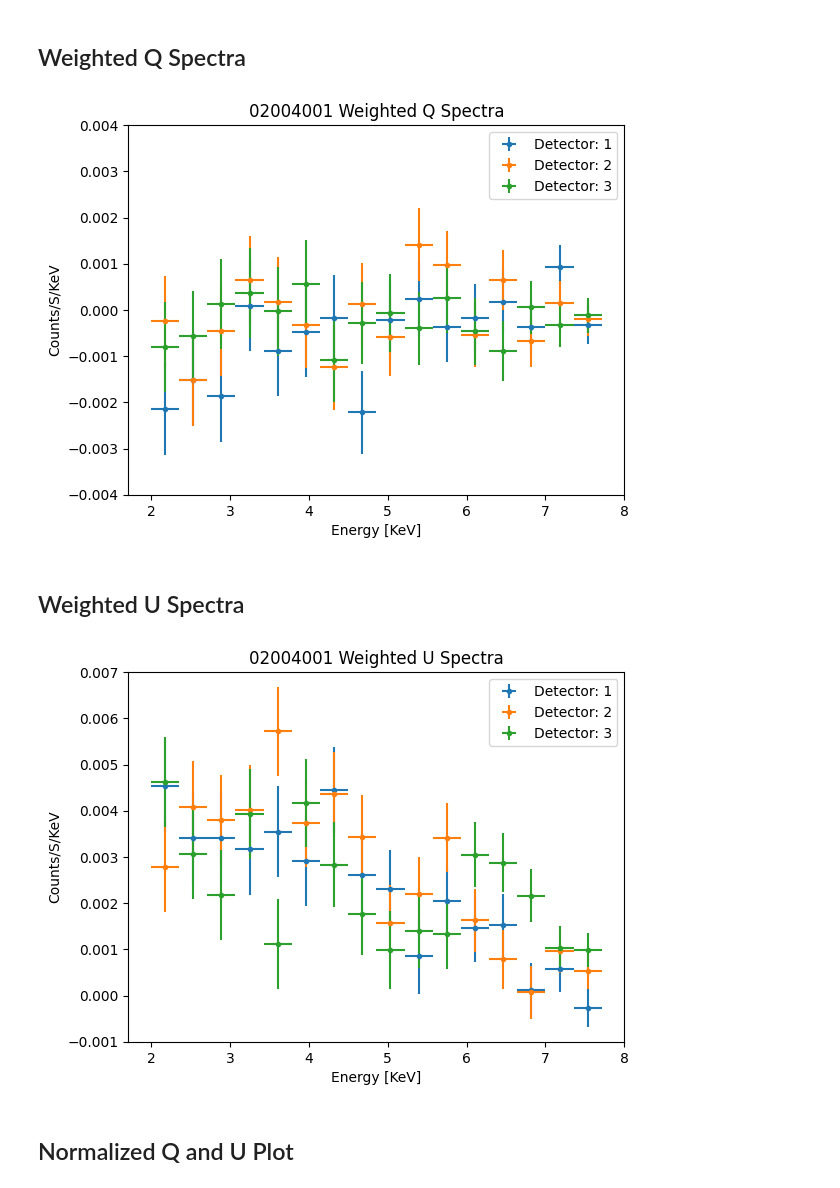
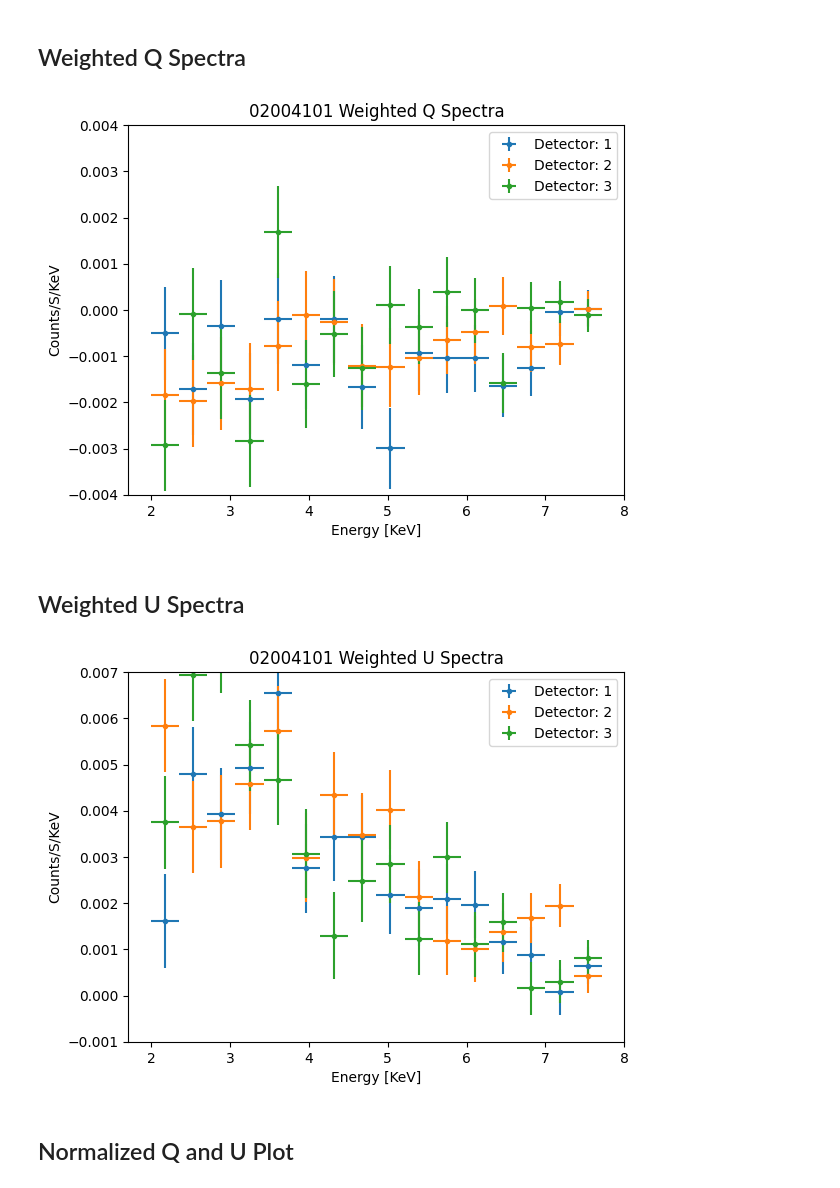
Before and after one commit to jacob-casey/NeutronStar, a Jupyter notebook: NewMasterCode.ipynb, the cells around one changed output. Cells and saved outputs as stored; diff of their text form; code cells hidden in the pictures.

Commit message:
Updated Weighted analysis

```diff
--- a/NewMasterCode.ipynb
+++ b/NewMasterCode.ipynb
@@ -63,7 +63,7 @@ OMEGA = orbdata['PERIAPSE']
 
 # set orbital params
 SOURCENAME = 'herx1'
-OBSID = '02004001'
+OBSID = '02004101'
 SOURCERAD = 20
 # %% [markdown]
 ## IMPORT MODULATION FACTORS
@@ -177,6 +177,7 @@ if BinaryCorrection:
     NUORBDOT=-1/PORB/PORB*PORBDOT
     met0=events['TIME'].min()##evtlist['TIME'].min()
     MJDSTART=MJDREFF+MJDREFI+met0/day
+    print(MJDSTART)
     NU=np.interp(MJDSTART,spindata['BARYTIME'],spindata['FREQUENCY'])
     NUDOT=np.interp(MJDSTART,spindata['BARYTIME'],spindata['FDOT'])
     TREFNU=MJDSTART
@@ -212,17 +213,21 @@ else:
 
 #Adjust NU + (x) until the 2dhist looks aligned
 
-adjustment = 0#1e-6#5e-5#1e-6#1e-7
+adjustment = 1e-6#0#5e-5#1e-6#1e-7
 phase=np.mod(deltat*((NU+adjustment)+0.5*deltat*(NUDOT*deltat*NUDDOT*0.3333333)),1)
 
 
-df = np.array([events['PI'],events['U'],events['Q'],events['W_MOM']]).T
+df = np.array([events['PI'],events['U'],events['Q'],events['W_MOM'],events['X'],events['Y']]).T
 #df = df.byteswap().newbyteorder()
 
-df = pd.DataFrame(df,columns=['CH','U','Q','W_mom'])
+df = pd.DataFrame(df,columns=['CH','U','Q','W_mom','X','Y'])
 df['Time'] = deltat
 df['Phase'] = phase
 df['detector'] = detector
 
 bindata=plt.hist2d(df['Phase'],df['Time'],bins=100)
+plt.savefig(f'/home/jacob/Desktop/HerX-1/{OBSID}/plots/PeriodCorrection.pdf')
+
+display(df)
+df.to_csv(f'/home/jacob/Desktop/{OBSID}dataframe.csv',sep=',',header=True,mode='w')
 # %% [output]
@@ -466,10 +491,12 @@ plt.title(f'{OBSID} Weighted Q Spectra')
 plt.ylim(-0.004,0.004)
 #plt.yscale('log')
 plt.legend()
-plt.show
-plt.savefig(f'/home/jacob/Desktop/HerX-1/{OBSID}/plots/WeightedQSpectra.pdf')
+fig1 = plt.gcf()
+plt.show()
+fig1.savefig(f'/home/jacob/Desktop/HerX-1/{OBSID}/plots/WeightedQSpectra.pdf')
+plt.close()
 # %% [output]
-[figure, old version]
+[figure, new version]
 # %% [markdown]
 ## Weighted U Spectra
 # %%
@@ -480,36 +507,38 @@ for det in range(1,3+1): #plus 1 so that we get all 3 detectors
 
     ISpectra = np.histogram(df['E_AVG'].loc[df['detector'] == det], bins = np.arange(2,8,binwidth)  )
     CenterofISpectraBins = (ISpectra[1][:-1] + ISpectra[1][1:])/2
     I = []
     U = []
     U_Wmom = []
     W_mom = []
     Ustd = []
     for i in np.arange(2,8-binwidth,binwidth):
         I_ = len(df['U'].loc[df['E_AVG'].between(i,i+binwidth)& (df['detector'] == det)])
         U_ = df['U'].loc[df['E_AVG'].between(i,i+binwidth)& (df['detector'] == det)].sum()
         U_std = df['U'].loc[df['E_AVG'].between(i,i+binwidth)& (df['detector'] == det)].std()
         U_Wmom_ = df['U*W_mom'].loc[df['E_AVG'].between(i,i+binwidth)& (df['detector'] == det)].sum()
         Wmom_ = df['W_mom'].loc[df['E_AVG'].between(i,i+binwidth)& (df['detector'] == det)].mean()
         U = np.append(U,U_)
         U_Wmom = np.append(U_Wmom, U_Wmom_)
         W_mom = np.append(W_mom,Wmom_)
         Ustd = np.append(Ustd,U_std)
         I = np.append(I,I_)
     Counts_Sec_KEV = (U/LIVETIME/binwidth)
     WeightedCounts_Sec_KEV = (U_Wmom/LIVETIME/binwidth)
     U_Wmom_std = np.sqrt(abs(Ustd**2)*I)*W_mom/LIVETIME/binwidth # I because that is the number of terms in our sum
     plt.errorbar(CenterofISpectraBins,WeightedCounts_Sec_KEV,yerr = U_Wmom_std,xerr = binwidth/2,markersize=3,label=f'Detector: {det}',fmt='o')
 plt.xlabel('Energy [KeV]')
 plt.ylabel('Counts/S/KeV')
 plt.title(f'{OBSID} Weighted U Spectra')
 plt.ylim(-0.001,0.007)
 #plt.yscale('log')
 plt.legend()
-plt.show
-plt.savefig(f'/home/jacob/Desktop/HerX-1/{OBSID}/plots/WeightedUSpectra.pdf')
+fig1 = plt.gcf()
+plt.show()
+fig1.savefig(f'/home/jacob/Desktop/HerX-1/{OBSID}/plots/WeightedUSpectra.pdf')
+plt.close()
 # %% [output]
-[figure, old version]
+[figure, new version]
 # %% [markdown]
 ## Normalized Q and U Plot
 # %%
```
Also changed, not shown: parts of 19 cells of this notebook.
